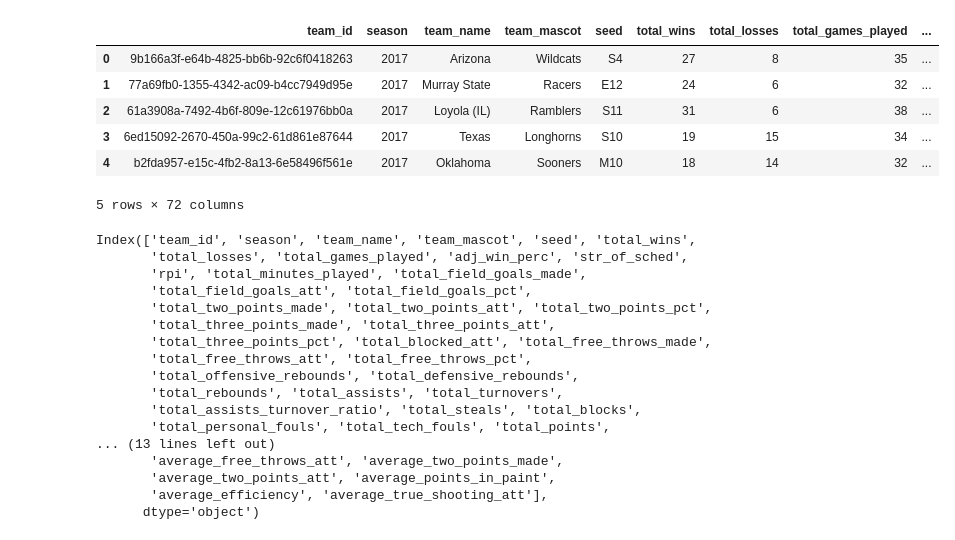
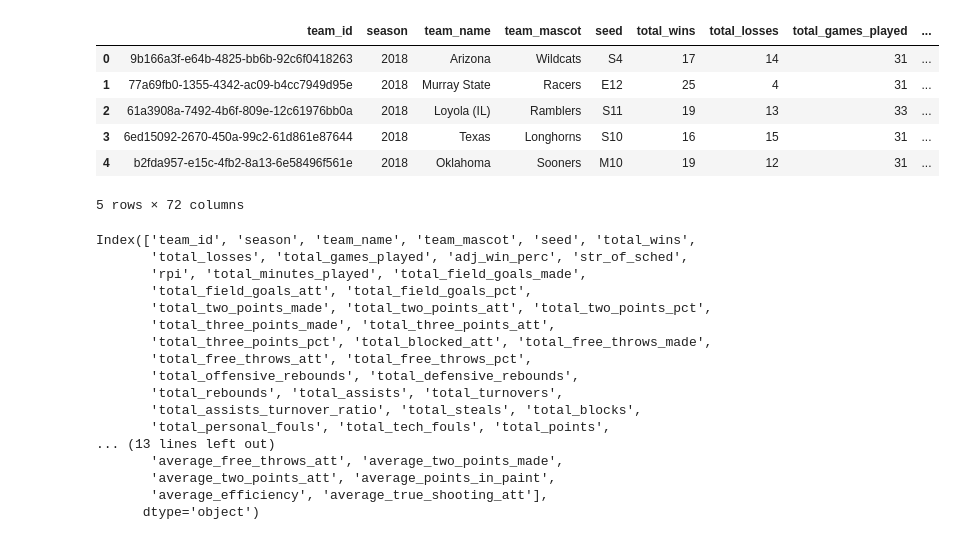
Before and after one commit to CollinCrossie/Finale-Project, a Jupyter notebook: Collin/NCAA_SciKitLearn.ipynb, the cells around one changed output. Cells and saved outputs as stored; diff of their text form; code cells hidden in the pictures.

```diff
--- a/Collin/NCAA_SciKitLearn.ipynb
+++ b/Collin/NCAA_SciKitLearn.ipynb
@@ -42,15 +40,26 @@ Using TensorFlow backend.
-# %%
-NCAA_pd = pd.read_csv('NCAA_Final.csv')
-
-NCAA_pd.head()
-# %% [output]
-|  | team_id | season | team_name | team_mascot | seed | total_wins | total_losses | total_games_played | ... |
-| 0 | 9b166a3f-e64b-4825-bb6b-92c6f0418263 | 2017 | Arizona | Wildcats | S4 | 27 | 8 | 35 | ... |
-| 1 | 77a69fb0-1355-4342-ac09-b4cc7949d95e | 2017 | Murray State | Racers | E12 | 24 | 6 | 32 | ... |
-| 2 | 61a3908a-7492-4b6f-809e-12c61976bb0a | 2017 | Loyola (IL) | Ramblers | S11 | 31 | 6 | 38 | ... |
-| 3 | 6ed15092-2670-450a-99c2-61d861e87644 | 2017 | Texas | Longhorns | S10 | 19 | 15 | 34 | ... |
-| 4 | b2fda957-e15c-4fb2-8a13-6e58496f561e | 2017 | Oklahoma | Sooners | M10 | 18 | 14 | 32 | ... |
-5 rows × 72 columns
+# %%
+#Year Selector
+
+#####2 Years 2017 - 2019
+#NCAA_pd = pd.read_csv('NCAA_Final.csv')
+
+######2017-2018 Season
+
+#NCAA_pd = pd.read_csv('2017_Final.csv')
+
+#####2018-2019 Season
+
+NCAA_pd = pd.read_csv('2018_Final.csv')
+
+NCAA_pd.head()
+# %% [output]
+|  | team_id | season | team_name | team_mascot | seed | total_wins | total_losses | total_games_played | ... |
+| 0 | 9b166a3f-e64b-4825-bb6b-92c6f0418263 | 2018 | Arizona | Wildcats | S4 | 17 | 14 | 31 | ... |
+| 1 | 77a69fb0-1355-4342-ac09-b4cc7949d95e | 2018 | Murray State | Racers | E12 | 25 | 4 | 31 | ... |
+| 2 | 61a3908a-7492-4b6f-809e-12c61976bb0a | 2018 | Loyola (IL) | Ramblers | S11 | 19 | 13 | 33 | ... |
+| 3 | 6ed15092-2670-450a-99c2-61d861e87644 | 2018 | Texas | Longhorns | S10 | 16 | 15 | 31 | ... |
+| 4 | b2fda957-e15c-4fb2-8a13-6e58496f561e | 2018 | Oklahoma | Sooners | M10 | 19 | 12 | 31 | ... |
+5 rows × 72 columns
 # %%
 pprint(NCAA_pd.columns)
 # %% [output]
```
Also changed, not shown: parts of 17 cells of this notebook, 3 other files.
